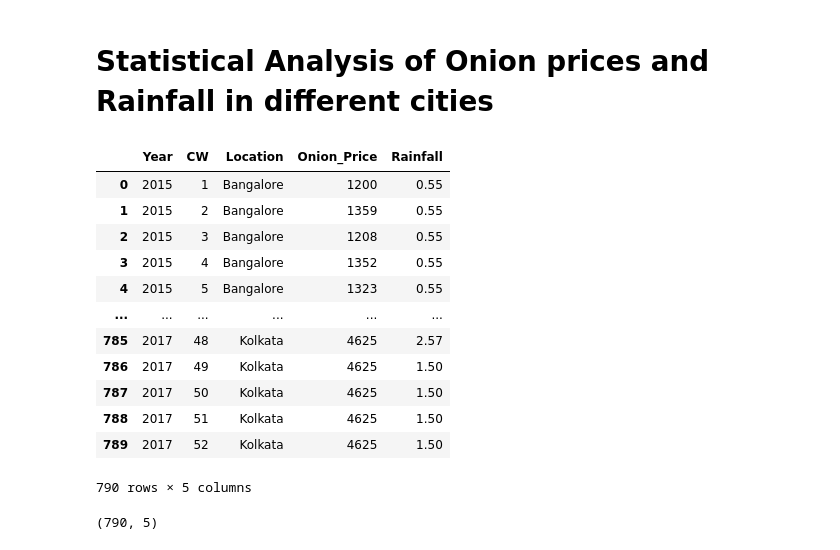
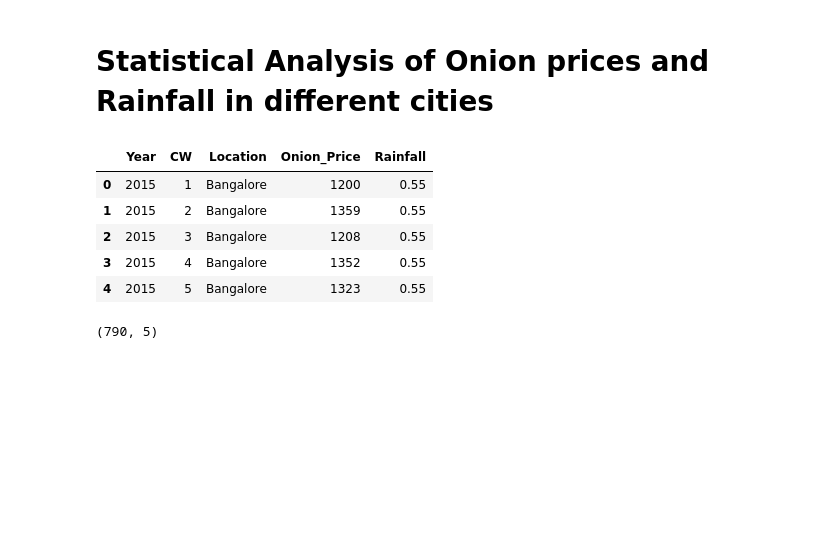
Before and after one commit to sungunact/stats, a Jupyter notebook: Team_7_Stats_presentation.ipynb, the cells around one changed output. Drawn from its saved outputs; the diff is of its cells as text; code cells hidden in the pictures; blank space fills up the shorter version.

```diff
--- a/Team_7_Stats_presentation.ipynb
+++ b/Team_7_Stats_presentation.ipynb
@@ -22,21 +24,14 @@ from statsmodels.stats import weightstats as stests
 # %%
 data=pd.read_csv('Onion_weekly.csv')
 # %%
-data
+data.head()
 # %% [output]
 |  | Year | CW | Location | Onion_Price | Rainfall |
 | 0 | 2015 | 1 | Bangalore | 1200 | 0.55 |
 | 1 | 2015 | 2 | Bangalore | 1359 | 0.55 |
 | 2 | 2015 | 3 | Bangalore | 1208 | 0.55 |
 | 3 | 2015 | 4 | Bangalore | 1352 | 0.55 |
 | 4 | 2015 | 5 | Bangalore | 1323 | 0.55 |
-| ... | ... | ... | ... | ... | ... |
-| 785 | 2017 | 48 | Kolkata | 4625 | 2.57 |
-| 786 | 2017 | 49 | Kolkata | 4625 | 1.50 |
-| 787 | 2017 | 50 | Kolkata | 4625 | 1.50 |
-| 788 | 2017 | 51 | Kolkata | 4625 | 1.50 |
-| 789 | 2017 | 52 | Kolkata | 4625 | 1.50 |
-790 rows × 5 columns
 # %%
 data.shape
 # %% [output]
```
Also changed, not shown: parts of 18 cells of this notebook.
